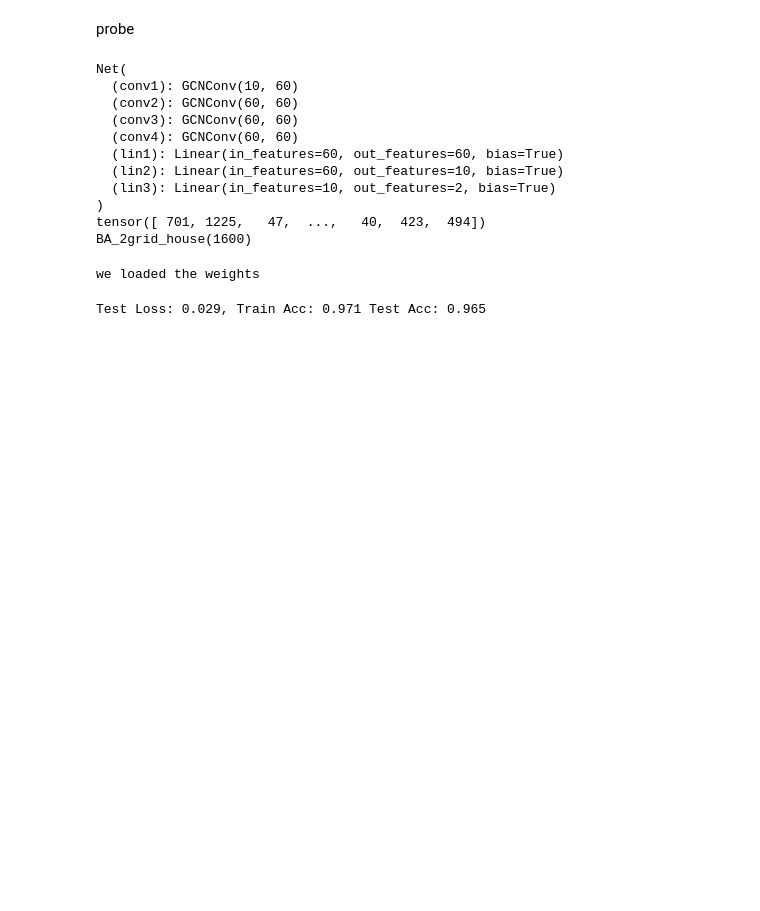
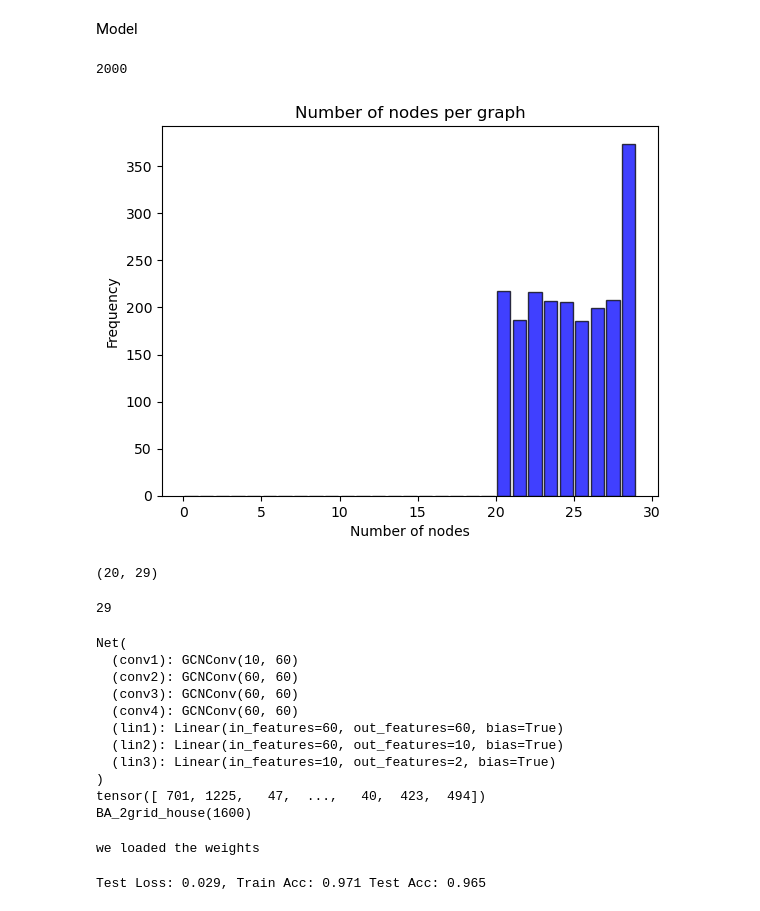
Before and after one commit to TomPelletreauDuris/Probing-GNN-representations, a Jupyter notebook: Probing_GCN.ipynb, the cells around one changed output. Drawn from its saved outputs; the diff is of its cells as text; code cells hidden in the pictures; blank space fills up the shorter version.

```diff
--- a/Probing_GCN.ipynb
+++ b/Probing_GCN.ipynb
@@ -46,5 +49,5 @@ set_seed(43)
-# %% [markdown]
-probe
+# %% [markdown]
+Model
 # %%
 MODEL = "GCN"
 DATASET = "BA_2grid_house"
@@ -57,6 +60,32 @@ from Datasets.synthetics import BA_2grid_house
 # inizialize the framework
 dataset = BA_2grid_house()
 gnn = framework(dataset,device="cpu")
+# %%
+#dataset length
+len(dataset)
+# %% [output]
+2000
+# %%
+#pritn the distribution of the number of nodes per graph in the dataset
+
+# number of nodes per graph
+nodes = [len(graph.x) for graph in dataset]
+plt.hist(nodes, bins=range(0, max(nodes)+1, 1), alpha=0.75, rwidth=0.85, color='b', edgecolor='black')
+plt.xlabel('Number of nodes')
+plt.ylabel('Frequency')
+plt.title('Number of nodes per graph')
+plt.show()
+
+#print the min and max number of nodes in the dataset
+min(nodes), max(nodes)
+# %% [output]
+[figure, added]
+(20, 29)
+# %%
+#number of nodes of the first graph
+len(dataset[0].x)
+# %% [output]
+29
 # %%
 # the gnn object contains the train test split and the model.
 
```
Also changed, not shown: parts of 47 cells of this notebook, 3 other files.
